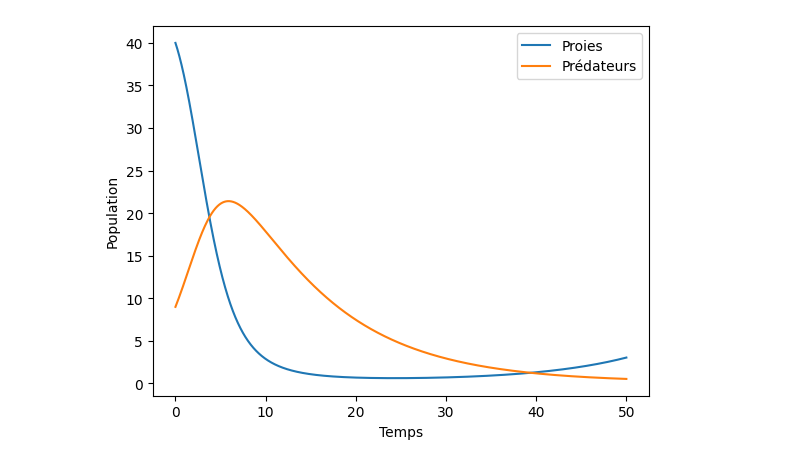
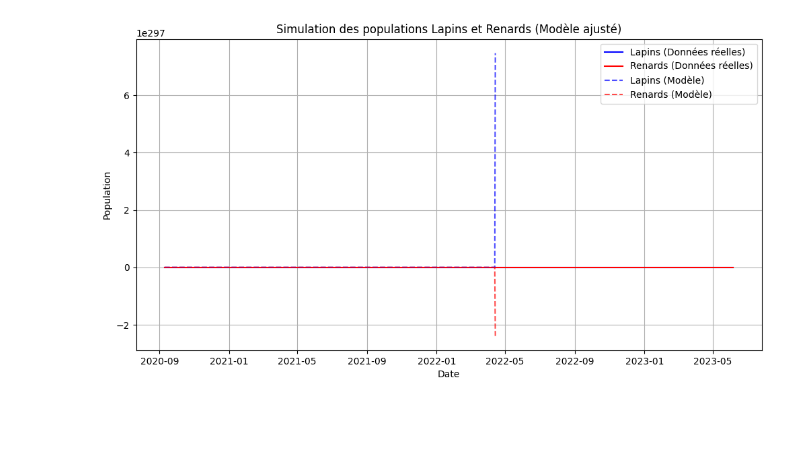
Before and after one commit to AKRZ781/Lotka-Volterra, a Jupyter notebook: lotka_volterra_euler.ipynb, the cells around one changed output. Cells and saved outputs as stored; diff of their text form; code cells hidden in the pictures; blank space fills up the shorter version.

Commit message:
Ajustement des paramètres du modèle Lotka-Volterra avec données CSV et visualisation améliorée

```diff
--- a/lotka_volterra_euler.ipynb
+++ b/lotka_volterra_euler.ipynb
@@ -33,10 +6,10 @@ for i in range(1, len(t)):
-# %%
-# Affichage des résultats
-plt.plot(t, x, label="Proies")
-plt.plot(t, y, label="Prédateurs")
-plt.xlabel("Temps")
-plt.ylabel("Population")
-plt.legend()
-plt.show()
-# %% [output]
-[figure, removed]
+# %%
+
+data = pd.read_csv("populations_lapins_renards.csv", parse_dates=["date"])
+lapins = data["lapin"].values
+renards = data["renard"].values
+dates = data["date"]
+
+# Normalisation des données
+lapins_norm = lapins / lapins.max()
+renards_norm = renards / renards.max()
@@ -42,0 +42,22 @@ plt.show()
+# %%
+t = np.arange(len(lapins))
+x_sim, y_sim = lotka_volterra([alpha_opt, beta_opt, delta_opt, gamma_opt], t, lapins_norm[0], renards_norm[0])
+
+# Dénormalisation des résultats
+x_sim_deno = x_sim * lapins.max()
+y_sim_deno = y_sim * renards.max()
+# %%
+# Visualisation des résultats
+plt.figure(figsize=(12, 6))
+plt.plot(dates, lapins, label="Lapins (Données réelles)", color="blue")
+plt.plot(dates, renards, label="Renards (Données réelles)", color="red")
+plt.plot(dates, x_sim_deno, "--", label="Lapins (Modèle)", color="blue", alpha=0.7)
+plt.plot(dates, y_sim_deno, "--", label="Renards (Modèle)", color="red", alpha=0.7)
+plt.xlabel("Date")
+plt.ylabel("Population")
+plt.title("Simulation des populations Lapins et Renards (Modèle ajusté)")
+plt.legend()
+plt.grid()
+plt.show()
+# %% [output]
+[figure, added]
```
Also changed, not shown: parts of 3 cells of this notebook, 1 other file.
